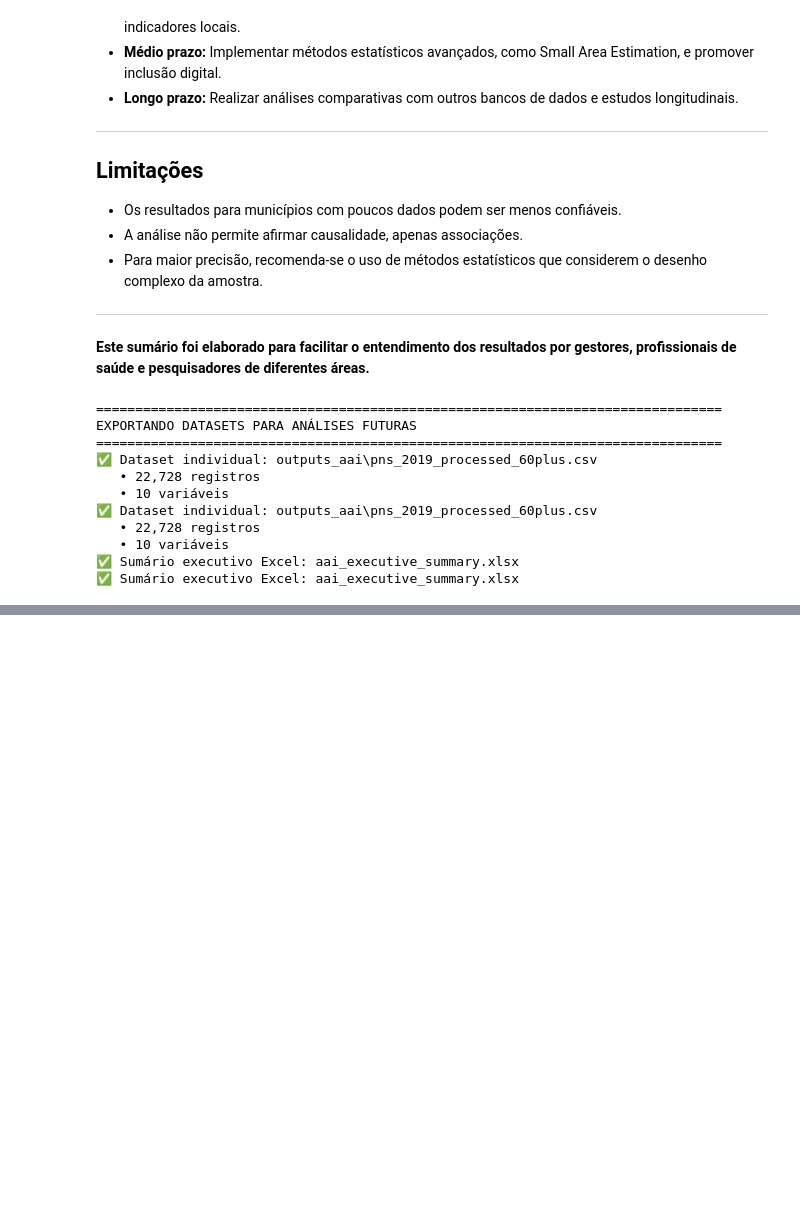
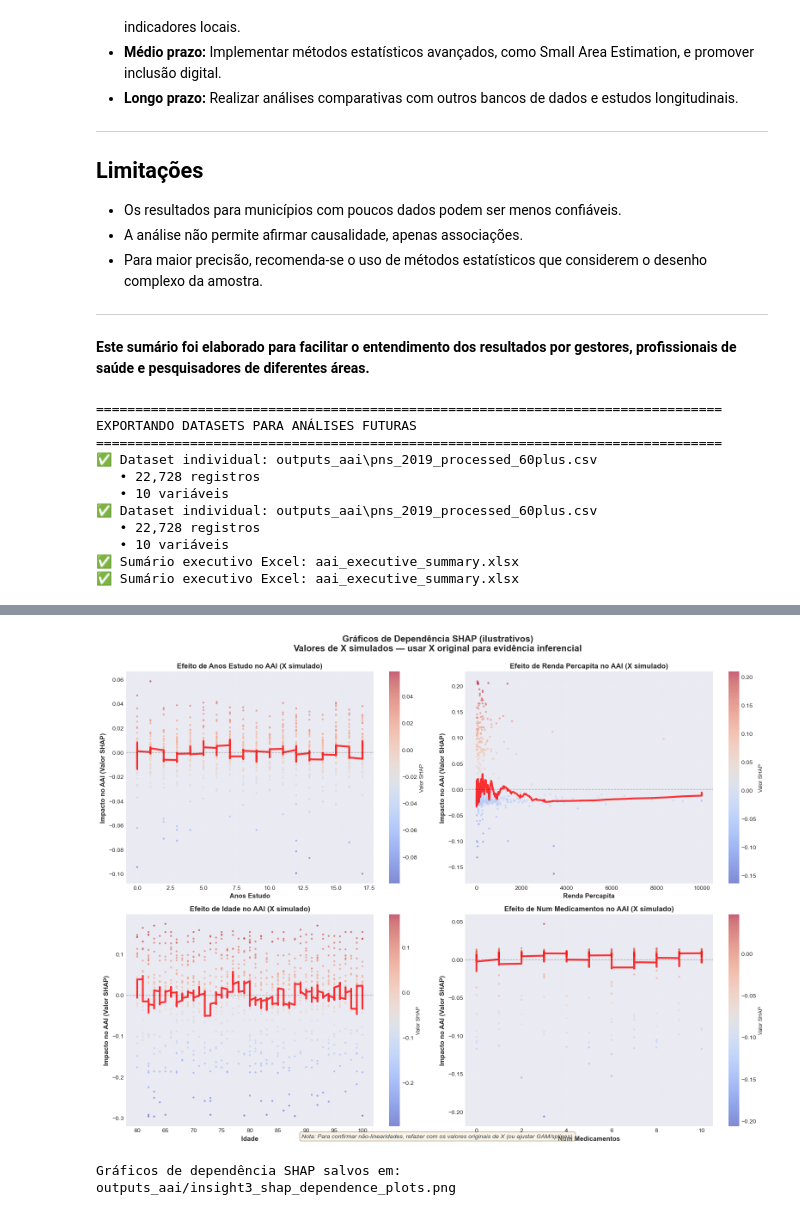
Before and after one commit to gabrielSa333/envelhecimentoAtivo, a Jupyter notebook: EDA.ipynb, the cells around one changed output, grey strips where cells are left out. Saved outputs shown, nothing was run; the diff lists cells and outputs as text; code cells hidden in the pictures; blank space fills up the shorter version.

```diff
--- a/EDA.ipynb
+++ b/EDA.ipynb
@@ -2043,0 +2954,71 @@ EXPORTANDO DATASETS PARA ANÁLISES FUTURAS
+# %%
+# ============================================================================
+# VISUALIZAÇÃO 5: GRÁFICOS DE DEPENDÊNCIA SHAP (NÃO-LINEARIDADE)
+# ============================================================================
+
+import numpy as np
+import matplotlib.pyplot as plt
+from scipy.signal import savgol_filter
+
+fig, axes = plt.subplots(2, 2, figsize=(16, 12))
+axes = axes.flatten()
+
+shap_features = ['anos_estudo', 'renda_percapita', 'idade', 'num_medicamentos']
+
+for idx, feature in enumerate(shap_features[:4]):
+    ax = axes[idx]
+    shap_vals = shap_values_df[feature].values
+
+    # Simulação de X para fins ilustrativos (ver nota técnica)
+    if feature == 'anos_estudo':
+        feature_vals = np.random.randint(0, 18, size=len(shap_vals))
+    elif feature == 'renda_percapita':
+        feature_vals = np.random.lognormal(5, 1.5, size=len(shap_vals))
+        feature_vals = np.clip(feature_vals, 0, 10000)
+    elif feature == 'idade':
+        feature_vals = np.random.randint(60, 101, size=len(shap_vals))
+    elif feature == 'num_medicamentos':
+        feature_vals = np.random.randint(0, 11, size=len(shap_vals))
+    else:
+        feature_vals = np.arange(len(shap_vals))
+
+    scatter = ax.scatter(feature_vals, shap_vals, c=shap_vals, cmap='coolwarm',
+                         alpha=0.6, s=10, edgecolors='none')
+
+    # Suavização para indicar tendência
+    sorted_idx = np.argsort(feature_vals)
+    xf = feature_vals[sorted_idx]
+    yf = shap_vals[sorted_idx]
+
+    window_length = min(51, max(5, (len(yf) // 10) | 1))
+    try:
+        y_smooth = savgol_filter(yf, window_length=window_length, polyorder=3)
+        ax.plot(xf, y_smooth, color='red', linewidth=3, label='Tendência (smoothed)', alpha=0.8)
+    except Exception:
+        pass
+
+    ax.axhline(y=0, color='black', linestyle='--', linewidth=1, alpha=0.3)
+    ax.set_xlabel(f'{feature.replace("_", " ").title()}', fontsize=11, fontweight='bold')
+    ax.set_ylabel('Impacto no AAI (Valor SHAP)', fontsize=11, fontweight='bold')
+    ax.set_title(f'Efeito de {feature.replace("_", " ").title()} no AAI (X simulado)', fontsize=12, fontweight='bold')
+    ax.grid(alpha=0.3, linestyle='--')
+
+    cbar = plt.colorbar(scatter, ax=ax)
+    cbar.set_label('Valor SHAP', fontsize=9)
+
+fig.suptitle('Gráficos de Dependência SHAP (ilustrativos)\nValores de X simulados — usar X original para evidência inferencial',
+             fontsize=15, fontweight='bold', y=0.995)
+
+fig.text(0.5, 0.02,
+         'Nota: Para confirmar não-linearidades, refazer com os valores originais de X (ou ajustar GAM/splines).',
+         ha='center', fontsize=10, style='italic', color='#2c3e50',
+         bbox=dict(boxstyle='round', facecolor='wheat', alpha=0.35))
+
+plt.tight_layout()
+plt.savefig('outputs_aai/insight3_shap_dependence_plots.png', dpi=300, bbox_inches='tight')
+plt.show()
+
+print("\nGráficos de dependência SHAP salvos em: outputs_aai/insight3_shap_dependence_plots.png")
+# %% [output]
+[figure, added]
+Gráficos de dependência SHAP salvos em: outputs_aai/insight3_shap_dependence_plots.png
```
Also changed, not shown: parts of 19 cells of this notebook.
